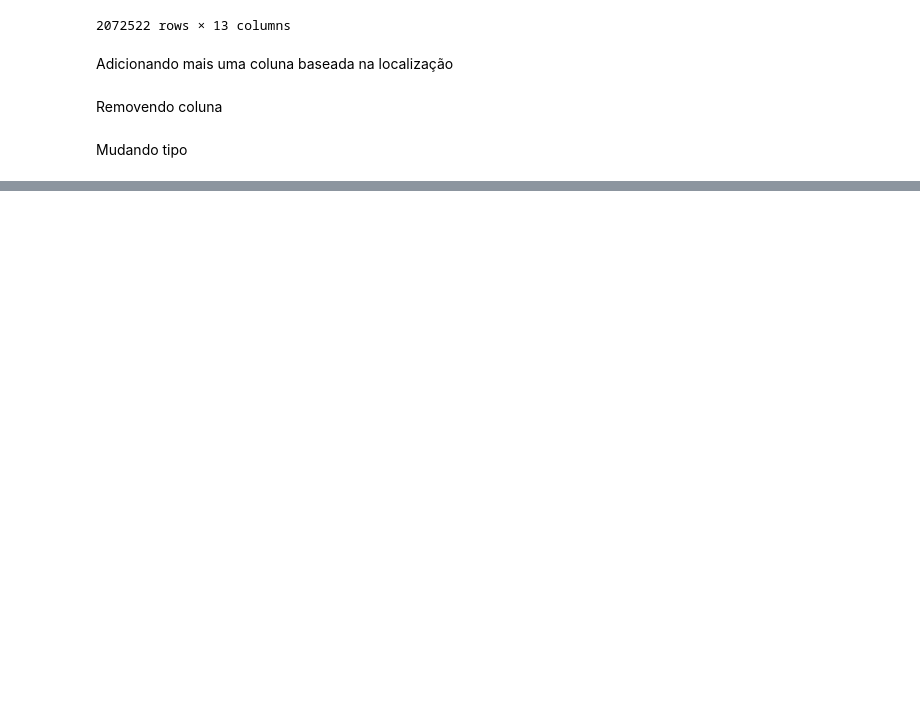
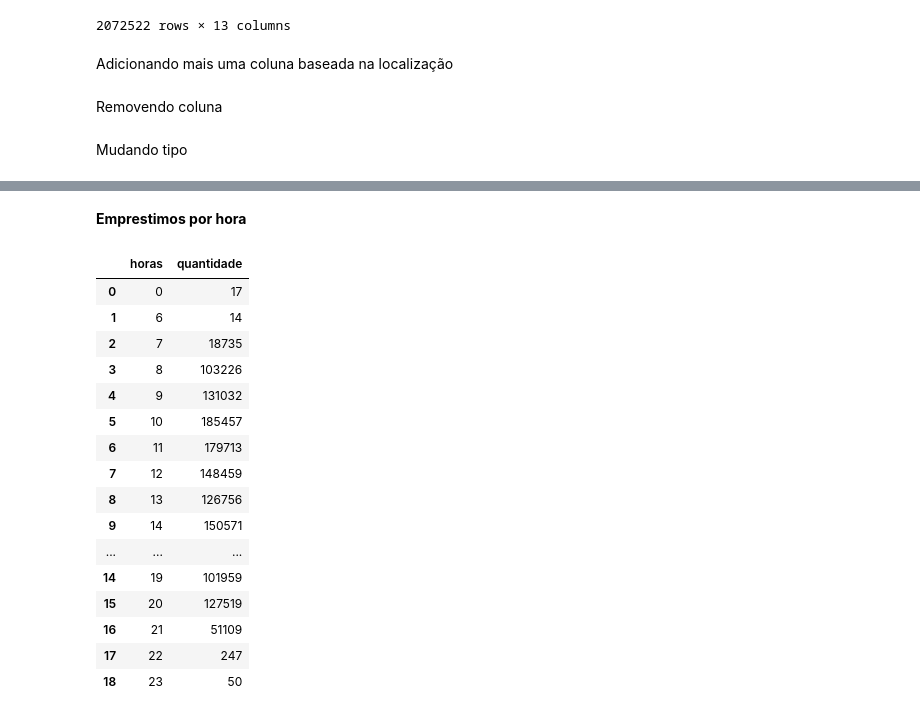
Before and after one commit to MatheMarte/Desafio7diaspanda, a Jupyter notebook: desafio_3_no_colab.ipynb, the cells around one changed output, grey strips where cells are left out. Drawn from its saved outputs; the diff is of its cells as text; code cells hidden in the pictures; blank space fills up the shorter version.

```diff
--- a/desafio_3_no_colab.ipynb
+++ b/desafio_3_no_colab.ipynb
@@ -151,0 +305,25 @@ tabela_completa['matricula_ou_siape'] = tabela_completa['matricula_ou_siape'].st
+# %% [markdown]
+**Emprestimos por hora**
+# %%
+emprestimos_por_hora = emprestimos_data.groupby(by=emprestimos_data.data.dt.hour)['quantidade'].count() # Count the number of entries for each hour instead of summing
+emprestimos_por_hora.index.name = 'horas'
+emprestimos_por_hora = emprestimos_por_hora.reset_index()
+emprestimos_por_hora
+# %% [output]
+|  | horas | quantidade |
+| 0 | 0 | 17 |
+| 1 | 6 | 14 |
+| 2 | 7 | 18735 |
+| 3 | 8 | 103226 |
+| 4 | 9 | 131032 |
+| 5 | 10 | 185457 |
+| 6 | 11 | 179713 |
+| 7 | 12 | 148459 |
+| 8 | 13 | 126756 |
+| 9 | 14 | 150571 |
+| ... | ... | ... |
+| 14 | 19 | 101959 |
+| 15 | 20 | 127519 |
+| 16 | 21 | 51109 |
+| 17 | 22 | 247 |
+| 18 | 23 | 50 |
```
Also changed, not shown: parts of 25 cells of this notebook.
